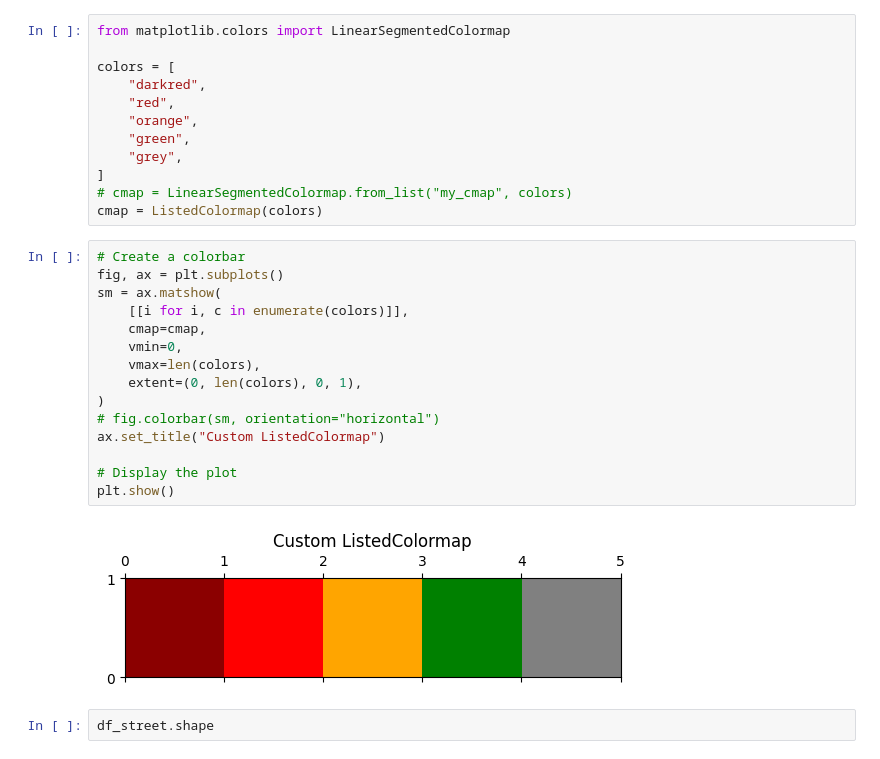
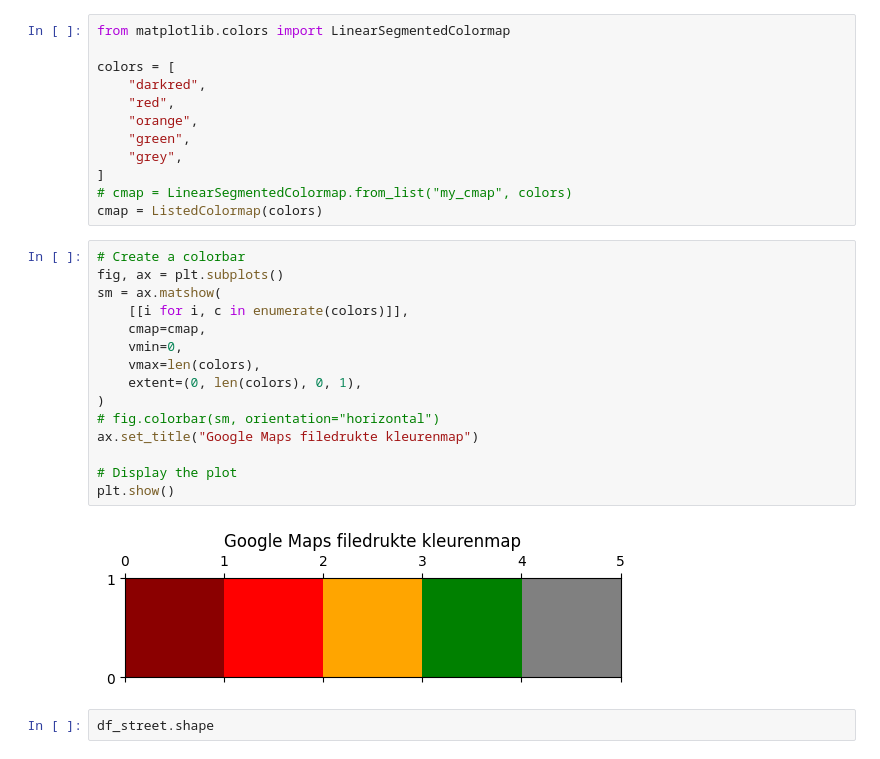
Before and after one commit to cast42/filedrukte_tiensepoort, a Jupyter notebook: get_traffic_info_from_screenshot.ipynb, the cells around one changed output. Saved outputs shown, nothing was run; the diff lists cells and outputs as text.

```diff
--- a/get_traffic_info_from_screenshot.ipynb
+++ b/get_traffic_info_from_screenshot.ipynb
@@ -456,20 +456,20 @@ cmap = ListedColormap(colors)
 # %%
 # Create a colorbar
 fig, ax = plt.subplots()
 sm = ax.matshow(
     [[i for i, c in enumerate(colors)]],
     cmap=cmap,
     vmin=0,
     vmax=len(colors),
     extent=(0, len(colors), 0, 1),
 )
 # fig.colorbar(sm, orientation="horizontal")
-ax.set_title("Custom ListedColormap")
+ax.set_title("Google Maps filedrukte kleurenmap")
 
 # Display the plot
 plt.show()
 # %% [output]
-[figure, old version]
+[figure, new version]
 # %%
 df_street.shape
 # %% [output]
```
Also changed, not shown: parts of 9 cells of this notebook, 1 other file.
